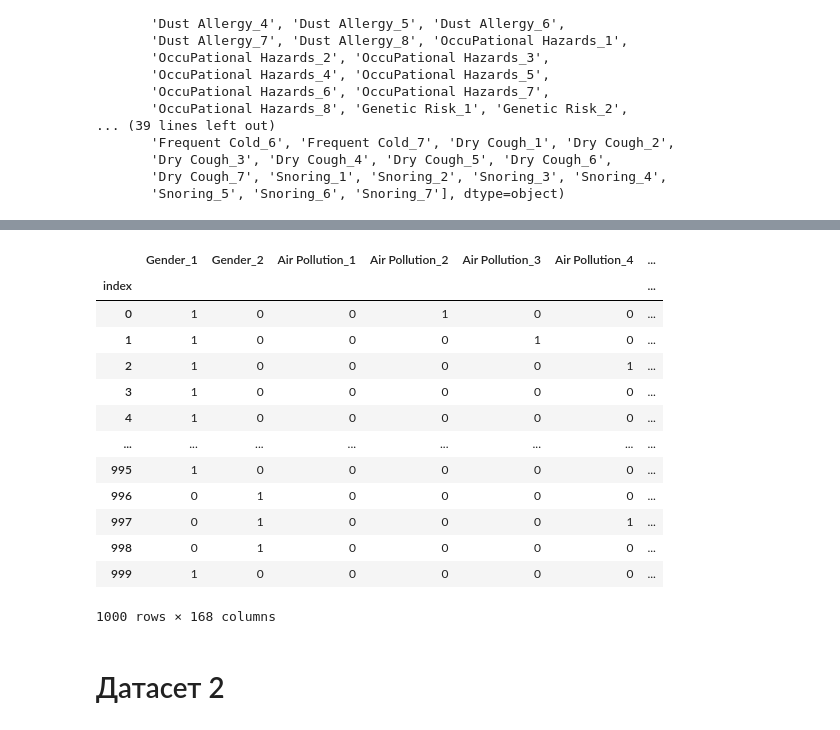
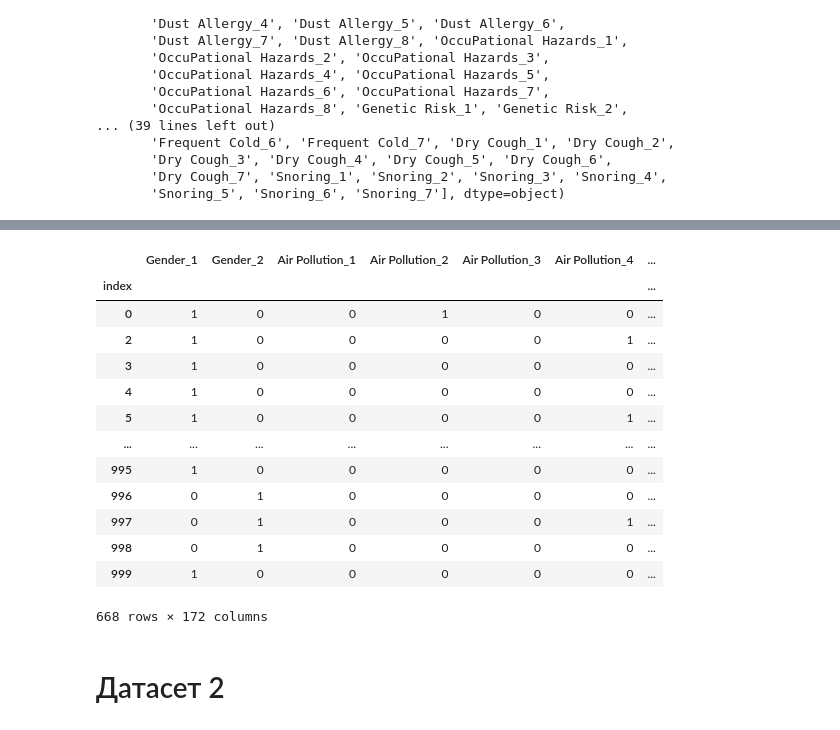
Before and after one commit to Chpel/Maga, a Jupyter notebook: OSDA .ipynb/Big homework/Bin_dataset.ipynb, the cells around one changed output, grey strips where cells are left out. Saved outputs shown, nothing was run; the diff lists cells and outputs as text; code cells hidden in the pictures.

```diff
--- a/OSDA .ipynb/Big homework/Bin_dataset.ipynb
+++ b/OSDA .ipynb/Big homework/Bin_dataset.ipynb
@@ -154,2 +129,3 @@ dtype('int32')
 # %%
-bin_df = pd.DataFrame(bin_df, columns=res_columns, index=df.index)
+bin_df = pd.DataFrame(bin_df, columns=res_columns, index=raw_df.index)
+bin_df
@@ -173,4 +147,4 @@ bin_df
 # %%
-float_df = df[["Age", "Level"]]
-float_df
+float_df = df.loc[raw_df.index, ["Age", "Level"]]
+float_df.hist()
 # %% [output]
@@ -191,2 +153,6 @@ float_df
+# %%
+hister = KBinsDiscretizer(n_bins=5)
+age_res = hister.fit_transform(np.array(float_df['Age']).reshape(-1,1)).toarray()
+age_res = pd.DataFrame(data=age_res, columns=hister.get_feature_names_out(), index=float_df.index, dtype=int)
 # %%
-float_df.loc[:,"Level"] = float_df["Level"].map({"Low" : 0, "Medium" : 1, "High" : 2})
+y = float_df["Level"].map({"Low" : 0, "High" : 1})
@@ -215,21 +159,22 @@ Name: Level, Length: 1000, dtype: int64
 # %%
-res_df = bin_df.merge(right=float_df, on='index')
+float_bin = age_res.merge(y, on='index')
+res_df = bin_df.merge(right=float_bin, on='index')
 res_df
 # %% [output]
 |  | Gender_1 | Gender_2 | Air Pollution_1 | Air Pollution_2 | Air Pollution_3 | Air Pollution_4 | ... |
 | index |  |  |  |  |  |  | ... |
 | 0 | 1 | 0 | 0 | 1 | 0 | 0 | ... |
-| 1 | 1 | 0 | 0 | 0 | 1 | 0 | ... |
 | 2 | 1 | 0 | 0 | 0 | 0 | 1 | ... |
 | 3 | 1 | 0 | 0 | 0 | 0 | 0 | ... |
 | 4 | 1 | 0 | 0 | 0 | 0 | 0 | ... |
+| 5 | 1 | 0 | 0 | 0 | 0 | 1 | ... |
 | ... | ... | ... | ... | ... | ... | ... | ... |
 | 995 | 1 | 0 | 0 | 0 | 0 | 0 | ... |
 | 996 | 0 | 1 | 0 | 0 | 0 | 0 | ... |
 | 997 | 0 | 1 | 0 | 0 | 0 | 1 | ... |
 | 998 | 0 | 1 | 0 | 0 | 0 | 0 | ... |
 | 999 | 1 | 0 | 0 | 0 | 0 | 0 | ... |
-1000 rows × 168 columns
+668 rows × 172 columns
 # %%
 res_df.to_csv(data_cat / 'cancer_bin.csv')
 # %% [markdown]
```
Also changed, not shown: parts of 9 cells of this notebook.
